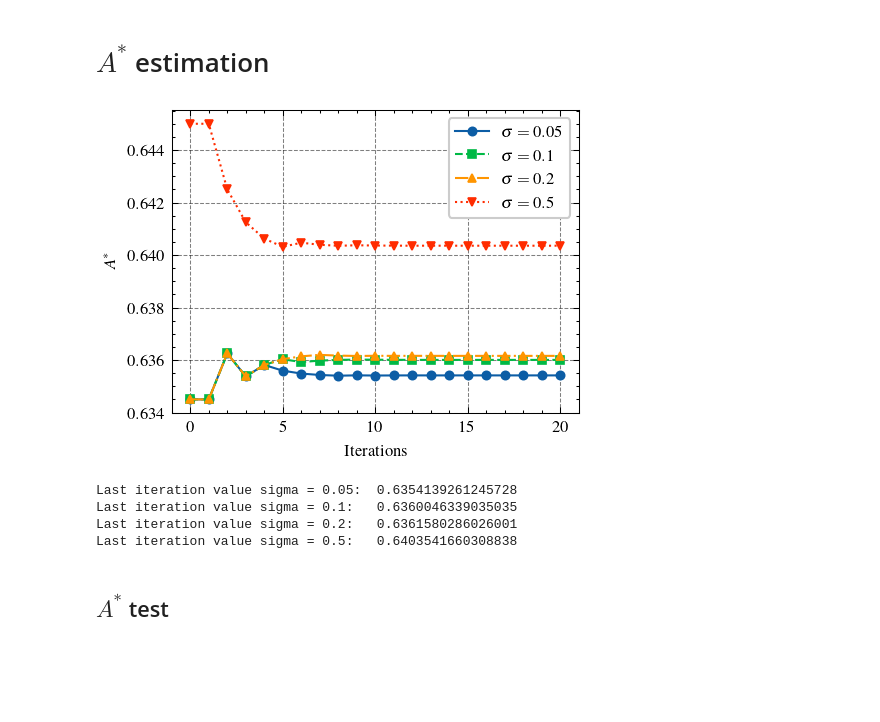
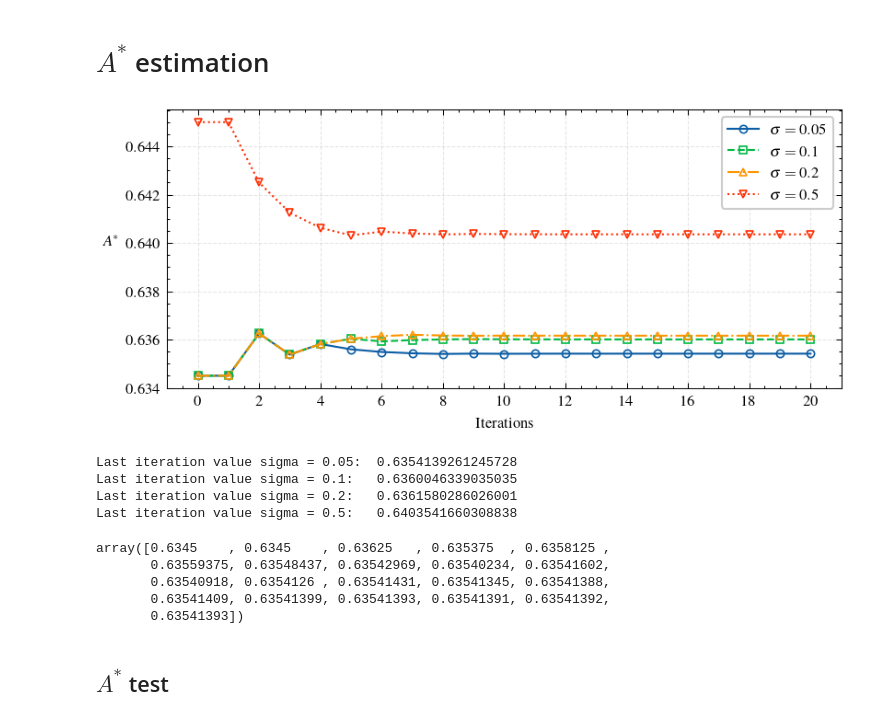
Before and after one commit to ElTapia/Quasilinear-GP, a Jupyter notebook: Tests and Results/QGP/Blow_up/Gaussian_blow_up_A.ipynb, the cells around one changed output. Saved outputs shown, nothing was run; the diff lists cells and outputs as text; code cells hidden in the pictures; blank space fills up the shorter version.

```diff
--- a/Tests and Results/QGP/Blow_up/Gaussian_blow_up_A.ipynb
+++ b/Tests and Results/QGP/Blow_up/Gaussian_blow_up_A.ipynb
@@ -302,27 +306,63 @@ A_guesses_02 = np.load(A_guesses_02_file)
 A_guesses_05_file = gzip.GzipFile(path_sigma_05 + "A_guesses.npy.gz", "r")
 A_guesses_05 = np.load(A_guesses_05_file)
 # %%
-plt.plot(A_guesses_005[A_guesses_005!=0], label=r"$\sigma = 0.05$")
-plt.plot(A_guesses_01[A_guesses_01!=0], label=r"$\sigma = 0.1$")
-plt.plot(A_guesses_02[A_guesses_02!=0], label=r"$\sigma = 0.2$")
-plt.plot(A_guesses_05[A_guesses_05!=0], label=r"$\sigma = 0.5$")
+pt = 1./72.27 # Hundreds of years of history... 72.27 points to an inch.
+
+jour_sizes = {"PRD": {"onecol": 246.*pt, "twocol": 510.*pt},
+              "CQG": {"onecol": 374.*pt}, # CQG is only one column
+              "DEF": {"onecol": 455.24408*pt}
+             }
+
+my_width = jour_sizes["DEF"]["onecol"]
+# Our figure's aspect ratio
+golden = (1 + 5 ** 0.5) / 2
+
+default_size = plt.rcParams["figure.figsize"]
+plt.figure(figsize = (my_width, default_size[1])) #my_width/golden))
+
+plt.plot(A_guesses_005[A_guesses_005!=0], label=r"$\sigma = 0.05$", markerfacecolor="none")
+#plt.annotate('%0.5f' % A_guesses_005[A_guesses_005!=0][-1], xy=(1, A_guesses_005[A_guesses_005!=0][-1]), xytext=(3, -3),
+#             xycoords=('axes fraction', 'data'), textcoords='offset points')
+
+plt.plot(A_guesses_01[A_guesses_01!=0], label=r"$\sigma = 0.1$", markerfacecolor="none")
+#plt.annotate('%0.5f' % A_guesses_01[A_guesses_01!=0][-1], xy=(1, A_guesses_01[A_guesses_01!=0][-1]), xytext=(3, -3),
+#             xycoords=('axes fraction', 'data'), textcoords='offset points')
+
+plt.plot(A_guesses_02[A_guesses_02!=0], label=r"$\sigma = 0.2$", markerfacecolor="none")
+#plt.annotate('%0.5f' % A_guesses_02[A_guesses_02!=0][-1], xy=(1, A_guesses_02[A_guesses_02!=0][-1]), xytext=(3, 1),
+#             xycoords=('axes fraction', 'data'), textcoords='offset points')
+
+plt.plot(A_guesses_05[A_guesses_05!=0], label=r"$\sigma = 0.5$", markerfacecolor="none")
+#plt.annotate('%0.5f' % A_guesses_05[A_guesses_05!=0][-1], xy=(1, A_guesses_05[A_guesses_05!=0][-1]), xytext=(3, 0),
+#             xycoords=('axes fraction', 'data'), textcoords='offset points')
+
 plt.legend()
-plt.ylabel(r"$A^*$")
+plt.ylabel(r"$A^*$", rotation='horizontal', ha='right')
 plt.xlabel("Iterations")
+plt.xticks(range(0, 21, 2))
 
 plt.savefig(path_save_local+"Gauss_As/A_est.pdf", dpi=300, bbox_inches = "tight")
+#plt.savefig(path_save_local+"Gauss_As/A_est.pgf", bbox_inches = "tight")
 plt.show()
 
 print("Last iteration value sigma = 0.05: ", A_guesses_005[A_guesses_005!=0][-1])
 print("Last iteration value sigma = 0.1:  ", A_guesses_01[A_guesses_01!=0][-1])
 print("Last iteration value sigma = 0.2:  ", A_guesses_02[A_guesses_02!=0][-1])
 print("Last iteration value sigma = 0.5:  ", A_guesses_05[A_guesses_05!=0][-1])
 # %% [output]
-[figure, old version]
+[figure, new version]
 Last iteration value sigma = 0.05:  0.6354139261245728
 Last iteration value sigma = 0.1:   0.6360046339035035
 Last iteration value sigma = 0.2:   0.6361580286026001
 Last iteration value sigma = 0.5:   0.6403541660308838
+# %%
+A_guesses_005[A_guesses_005!=0]
+# %% [output]
+array([0.6345    , 0.6345    , 0.63625   , 0.635375  , 0.6358125 ,
+       0.63559375, 0.63548437, 0.63542969, 0.63540234, 0.63541602,
+       0.63540918, 0.6354126 , 0.63541431, 0.63541345, 0.63541388,
+       0.63541409, 0.63541399, 0.63541393, 0.63541391, 0.63541392,
+       0.63541393])
 # %% [markdown]
 ## $A^*$ test
 # %% [markdown]
```
Also changed, not shown: parts of 14 cells of this notebook, 22 other files.
